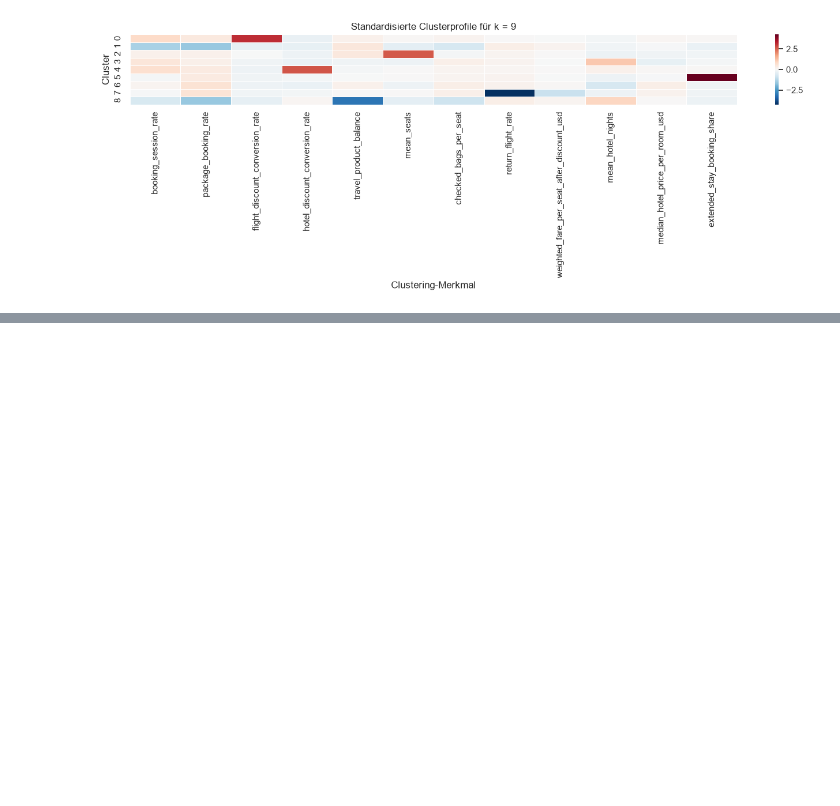
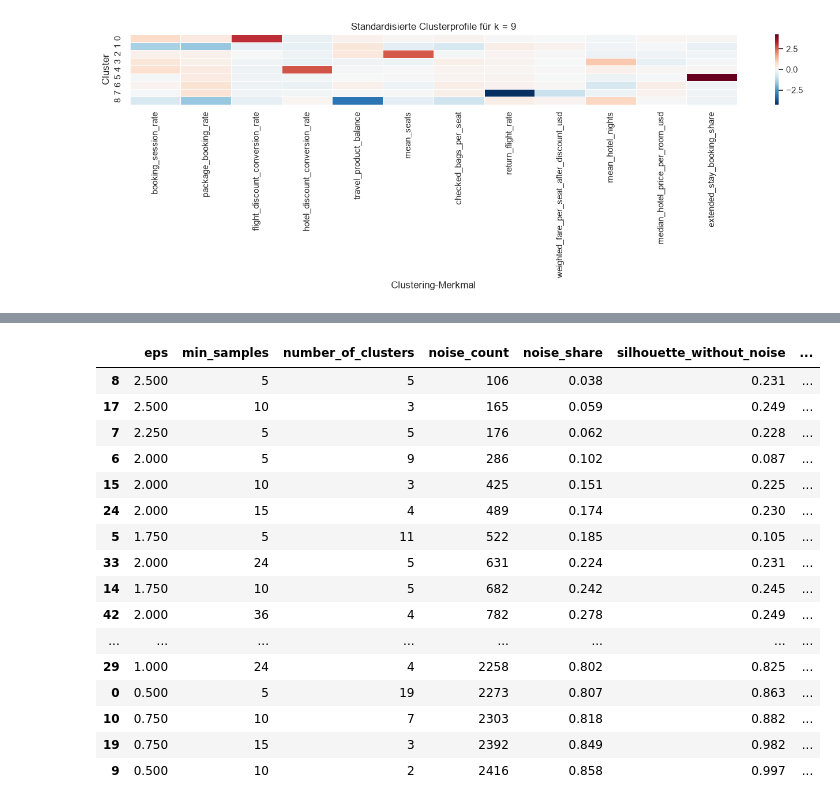
Before and after one commit to norawinkler/traveltide-customer-segmentation, a Jupyter notebook: notebooks/03_customer_segmentation.ipynb, the cells around one changed output, grey strips where cells are left out. Cells and saved outputs as stored; diff of their text form; code cells hidden in the pictures; blank space fills up the shorter version.

```diff
--- a/notebooks/03_customer_segmentation.ipynb
+++ b/notebooks/03_customer_segmentation.ipynb
@@ -1641,0 +2168,22 @@ for k in candidate_k_values:
+# %%
+# Quantile der K-Distanzen prüfen.
+
+distance_quantiles = (
+    pd.Series(k_distances)
+    .quantile([
+        0.80,
+        0.85,
+        0.90,
+        0.92,
+        0.94,
+        0.95,
+        0.96,
+        0.97,
+        0.98,
+        0.99
+    ])
+    .rename("eps_candidate")
+    .to_frame()
+)
+
+display(distance_quantiles)
@@ -1641,0 +2452,38 @@ for k in candidate_k_values:
+# %%
+# Alle Mehrcluster-Lösungen kontrollieren
+
+multi_cluster_dbscan_solutions = (
+    dbscan_extended_evaluation
+    .loc[
+        dbscan_extended_evaluation[
+            "number_of_clusters"
+        ] >= 2
+    ]
+    .sort_values(
+        [
+            "noise_share",
+            "smallest_cluster_size"
+        ],
+        ascending=[True, False]
+    )
+)
+
+display(multi_cluster_dbscan_solutions)
+# %% [output]
+|  | eps | min_samples | number_of_clusters | noise_count | noise_share | silhouette_without_noise | ... |
+| 8 | 2.500 | 5 | 5 | 106 | 0.038 | 0.231 | ... |
+| 17 | 2.500 | 10 | 3 | 165 | 0.059 | 0.249 | ... |
+| 7 | 2.250 | 5 | 5 | 176 | 0.062 | 0.228 | ... |
+| 6 | 2.000 | 5 | 9 | 286 | 0.102 | 0.087 | ... |
+| 15 | 2.000 | 10 | 3 | 425 | 0.151 | 0.225 | ... |
+| 24 | 2.000 | 15 | 4 | 489 | 0.174 | 0.230 | ... |
+| 5 | 1.750 | 5 | 11 | 522 | 0.185 | 0.105 | ... |
+| 33 | 2.000 | 24 | 5 | 631 | 0.224 | 0.231 | ... |
+| 14 | 1.750 | 10 | 5 | 682 | 0.242 | 0.245 | ... |
+| 42 | 2.000 | 36 | 4 | 782 | 0.278 | 0.249 | ... |
+| ... | ... | ... | ... | ... | ... | ... | ... |
+| 29 | 1.000 | 24 | 4 | 2258 | 0.802 | 0.825 | ... |
+| 0 | 0.500 | 5 | 19 | 2273 | 0.807 | 0.863 | ... |
+| 10 | 0.750 | 10 | 7 | 2303 | 0.818 | 0.882 | ... |
+| 19 | 0.750 | 15 | 3 | 2392 | 0.849 | 0.982 | ... |
+| 9 | 0.500 | 10 | 2 | 2416 | 0.858 | 0.997 | ... |
```
Also changed, not shown: parts of 26 cells of this notebook.
